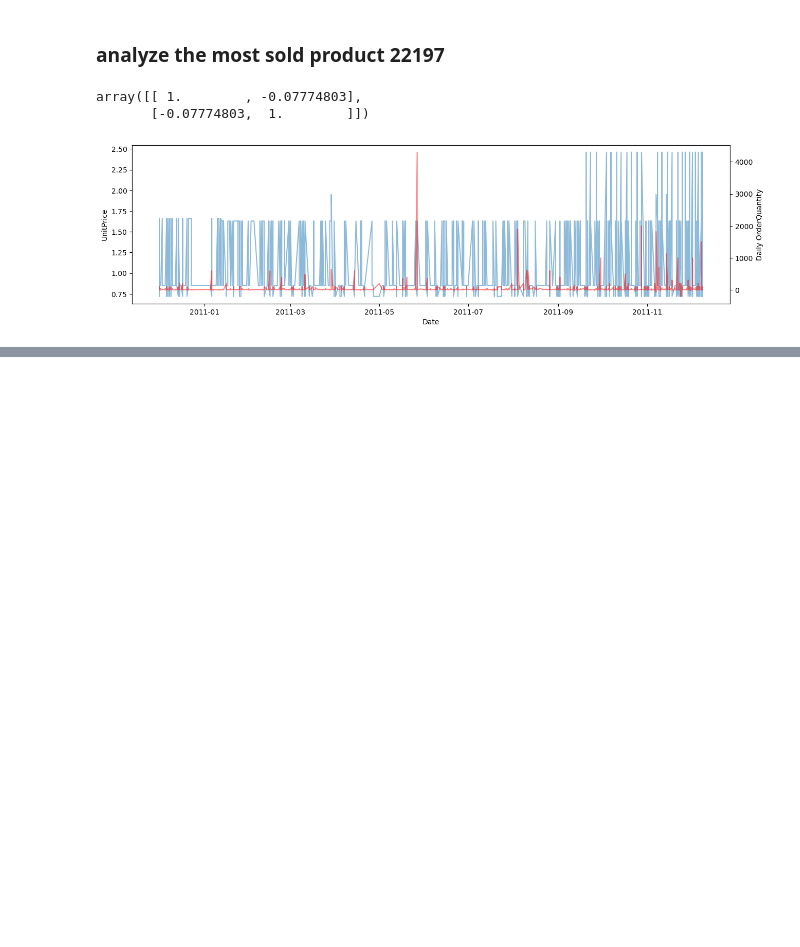
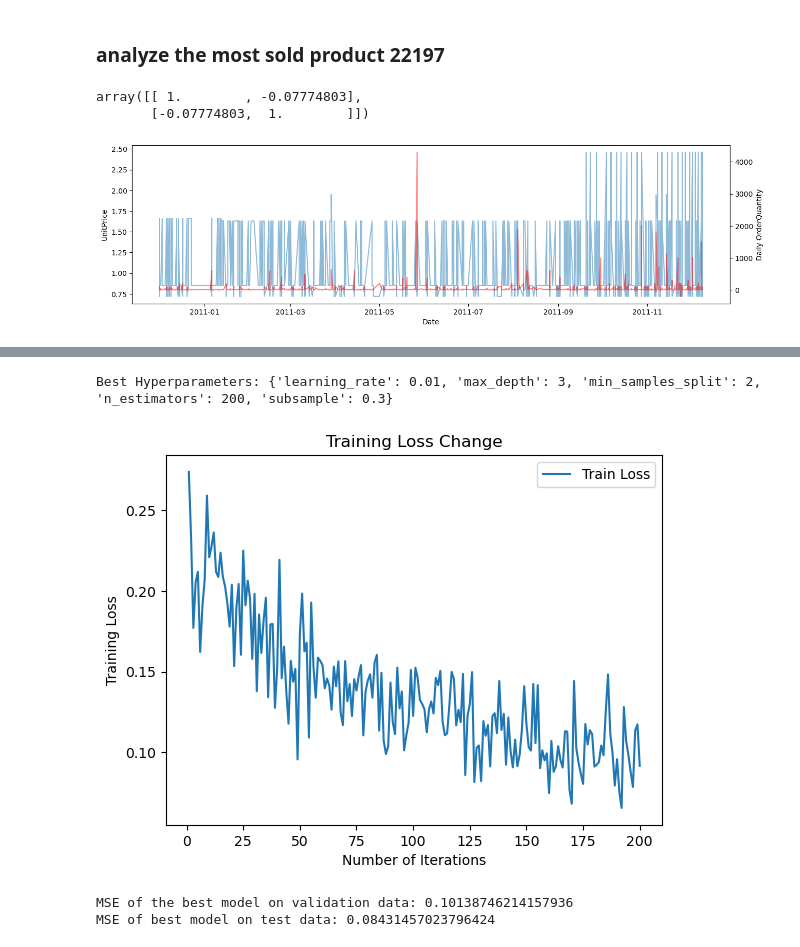
Before and after one commit to gzhang8763/ecommerce_timeseriesanalysis, a Jupyter notebook: Sales Forcast.ipynb, the cells around one changed output, grey strips where cells are left out. Cells and saved outputs as stored; diff of their text form; code cells hidden in the pictures; blank space fills up the shorter version.

```diff
--- a/Sales Forcast.ipynb
+++ b/Sales Forcast.ipynb
@@ -562,0 +628,61 @@ Text(0, 0.5, 'Frequency')
+# %%
+def plot_train_loss(trained_model):
+    # plot loss of model training
+    # input: trained model
+    if hasattr(trained_model, 'train_score_'):
+        train_scores = np.asarray(trained_model.train_score_)
+        plt.plot(np.arange(train_scores.shape[0]) + 1, train_scores, label='Train Loss')
+        plt.xlabel('Number of Iterations')
+        plt.ylabel('Training Loss')
+        plt.title('Training Loss Change')
+        plt.legend()
+        plt.show()
+    else:
+        print("Training loss information not available for the selected model.")
+# %%
+from sklearn import ensemble
+from sklearn.model_selection import GridSearchCV
+from sklearn.inspection import permutation_importance
+from sklearn.metrics import mean_squared_error, mean_squared_log_error
+
+# parameter grid
+param_grid = {
+    'n_estimators': [1, 100, 200, 500],
+    'learning_rate': [0.005, 0.01, 0.05],
+    'max_depth': [3],
+    'subsample': [0.3, 0.5, 0.7, 1],
+    'min_samples_split': [2,3]
+}
+# model
+model = ensemble.GradientBoostingRegressor()
+
+# Initialize GridSearchCV
+grid_search = GridSearchCV(estimator=model, param_grid=param_grid, cv=ts_cv, scoring='neg_mean_squared_error')##neg_mean_squared_error
+
+# Perform Grid Search with Cross-Validation
+grid_search.fit(X_trainval, y_trainval)
+
+# Get the best hyperparameters
+best_params = grid_search.best_params_
+print("Best Hyperparameters:", best_params)
+
+# Get the best model
+best_model = grid_search.best_estimator_
+
+# get train loss
+plot_train_loss(best_model)
+
+# predict on the validation data and compute mse
+y_pred_val = best_model.predict(X_trainval)
+mse = mean_squared_error(y_trainval, y_pred_val)
+print("MSE of the best model on validation data:", mse)
+
+# Evaluation on the test data
+y_pred_test = best_model.predict(X_test).reshape(-1,1)
+mse = mean_squared_error(y_test, y_pred_test)
+print("MSE of best model on test data:", mse)
+# %% [output]
+Best Hyperparameters: {'learning_rate': 0.01, 'max_depth': 3, 'min_samples_split': 2, 'n_estimators': 200, 'subsample': 0.3}
+[figure, added]
+MSE of the best model on validation data: 0.10138746214157936
+MSE of best model on test data: 0.08431457023796424
```
Also changed, not shown: parts of 16 cells of this notebook.
